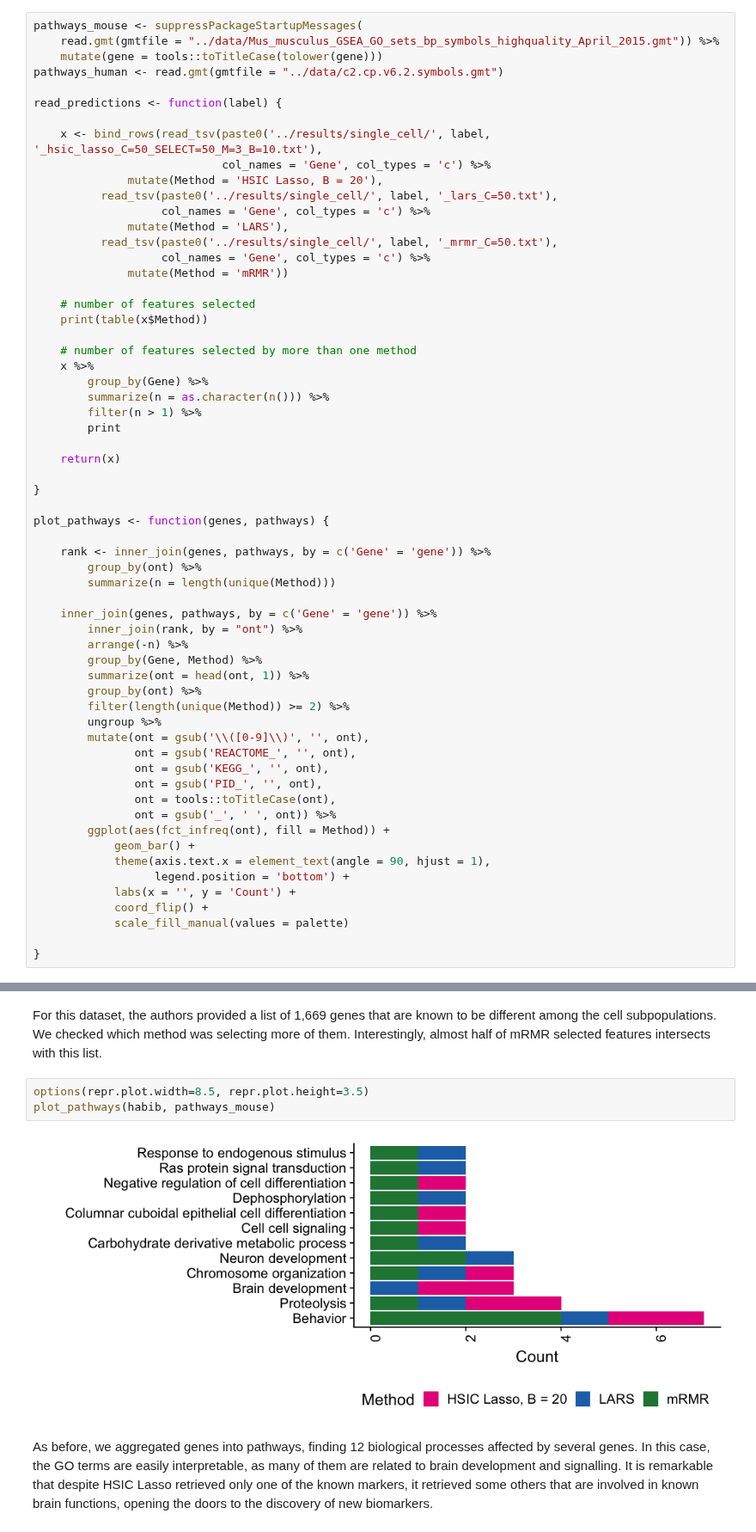
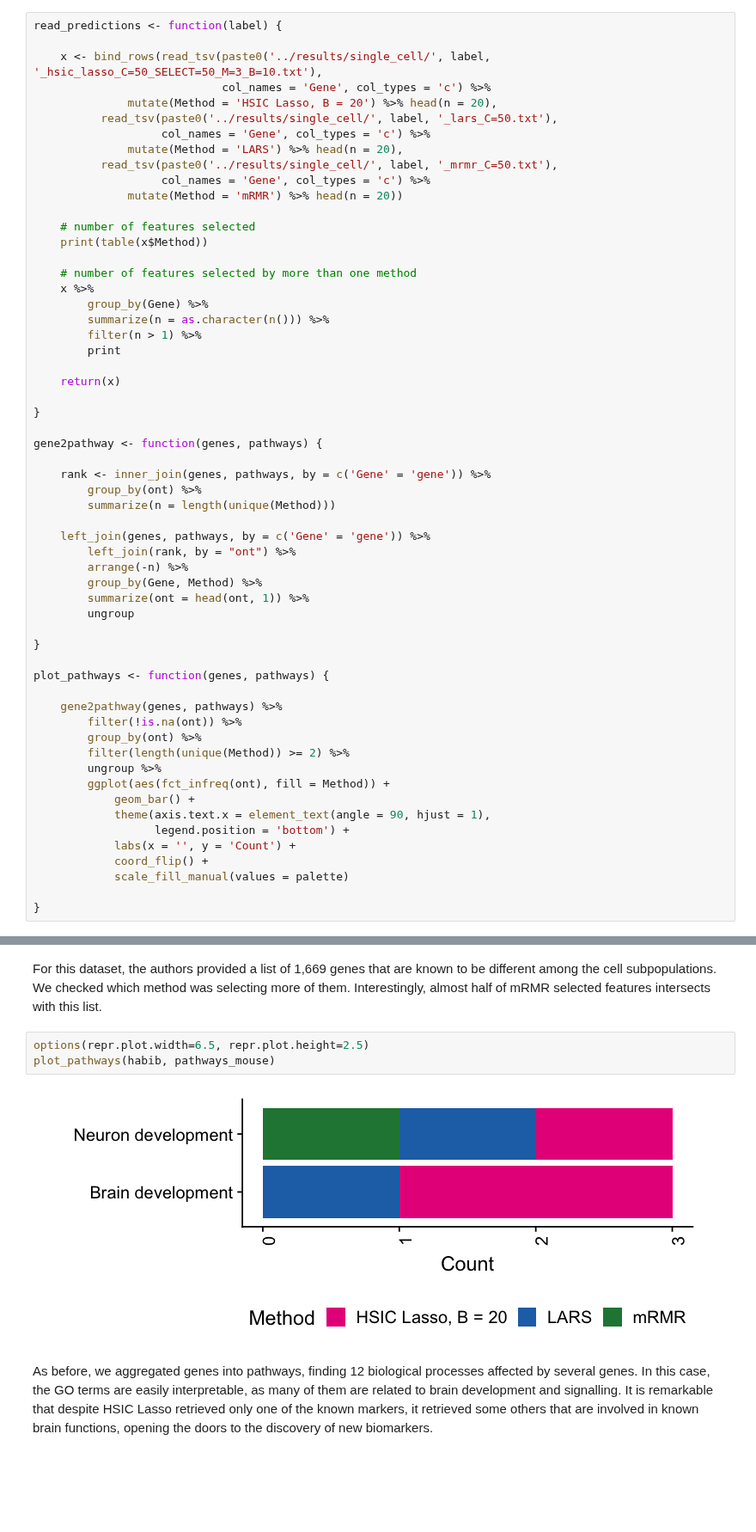
Before and after one commit to hclimente/nori, a Jupyter notebook: doc/single_cell.ipynb, the cells around one changed output, grey strips where cells are left out. Shown at 86% size. Drawn from its saved outputs; the diff is of its cells as text; blank space fills up the shorter version.

```diff
--- a/doc/single_cell.ipynb
+++ b/doc/single_cell.ipynb
@@ -102,20 +125,15 @@ ggplot(sc, aes(x = model, y = factor(selected), fill = ended, label = ended)) +
 # %%
-pathways_mouse <- suppressPackageStartupMessages(
-    read.gmt(gmtfile = "../data/Mus_musculus_GSEA_GO_sets_bp_symbols_highquality_April_2015.gmt")) %>%
-    mutate(gene = tools::toTitleCase(tolower(gene)))
-pathways_human <- read.gmt(gmtfile = "../data/c2.cp.v6.2.symbols.gmt")
-
 read_predictions <- function(label) {
 
     x <- bind_rows(read_tsv(paste0('../results/single_cell/', label, '_hsic_lasso_C=50_SELECT=50_M=3_B=10.txt'),
                             col_names = 'Gene', col_types = 'c') %>%
-              mutate(Method = 'HSIC Lasso, B = 20'),
+              mutate(Method = 'HSIC Lasso, B = 20') %>% head(n = 20),
           read_tsv(paste0('../results/single_cell/', label, '_lars_C=50.txt'),
                    col_names = 'Gene', col_types = 'c') %>%
-              mutate(Method = 'LARS'),
+              mutate(Method = 'LARS') %>% head(n = 20),
           read_tsv(paste0('../results/single_cell/', label, '_mrmr_C=50.txt'),
                    col_names = 'Gene', col_types = 'c') %>%
-              mutate(Method = 'mRMR'))
+              mutate(Method = 'mRMR') %>% head(n = 20))
 
     # number of features selected
     print(table(x$Method))
@@ -131,26 +149,28 @@ read_predictions <- function(label) {
 
 }
 
-plot_pathways <- function(genes, pathways) {
+gene2pathway <- function(genes, pathways) {
 
     rank <- inner_join(genes, pathways, by = c('Gene' = 'gene')) %>%
         group_by(ont) %>%
         summarize(n = length(unique(Method)))
 
-    inner_join(genes, pathways, by = c('Gene' = 'gene')) %>%
-        inner_join(rank, by = "ont") %>%
+    left_join(genes, pathways, by = c('Gene' = 'gene')) %>%
+        left_join(rank, by = "ont") %>%
         arrange(-n) %>%
         group_by(Gene, Method) %>%
         summarize(ont = head(ont, 1)) %>%
+        ungroup
+
+}
+
+plot_pathways <- function(genes, pathways) {
+
+    gene2pathway(genes, pathways) %>%
+        filter(!is.na(ont)) %>%
         group_by(ont) %>%
         filter(length(unique(Method)) >= 2) %>%
         ungroup %>%
-        mutate(ont = gsub('\\([0-9]\\)', '', ont),
-               ont = gsub('REACTOME_', '', ont),
-               ont = gsub('KEGG_', '', ont),
-               ont = gsub('PID_', '', ont),
-               ont = tools::toTitleCase(ont),
-               ont = gsub('_', ' ', ont)) %>%
         ggplot(aes(fct_infreq(ont), fill = Method)) +
             geom_bar() +
             theme(axis.text.x = element_text(angle = 90, hjust = 1),
@@ -217,9 +265,9 @@ habib %>% filter(Gene %in% markers) %>%
 # %% [markdown]
 For this dataset, the authors provided a list of 1,669 genes that are known to be different among the cell subpopulations. We checked which method was selecting more of them. Interestingly, almost half of mRMR selected features intersects with this list.
 # %%
-options(repr.plot.width=8.5, repr.plot.height=3.5)
+options(repr.plot.width=6.5, repr.plot.height=2.5)
 plot_pathways(habib, pathways_mouse)
 # %% [output]
-[figure, old version]
+[figure, new version]
 # %% [markdown]
 As before, we aggregated genes into pathways, finding 12 biological processes affected by several genes. In this case, the GO terms are easily interpretable, as many of them are related to brain development and signalling. It is remarkable that despite HSIC Lasso retrieved only one of the known markers, it retrieved some others that are involved in known brain functions, opening the doors to the discovery of new biomarkers.
```
Also changed, not shown: parts of 20 cells of this notebook, 4 other files.
